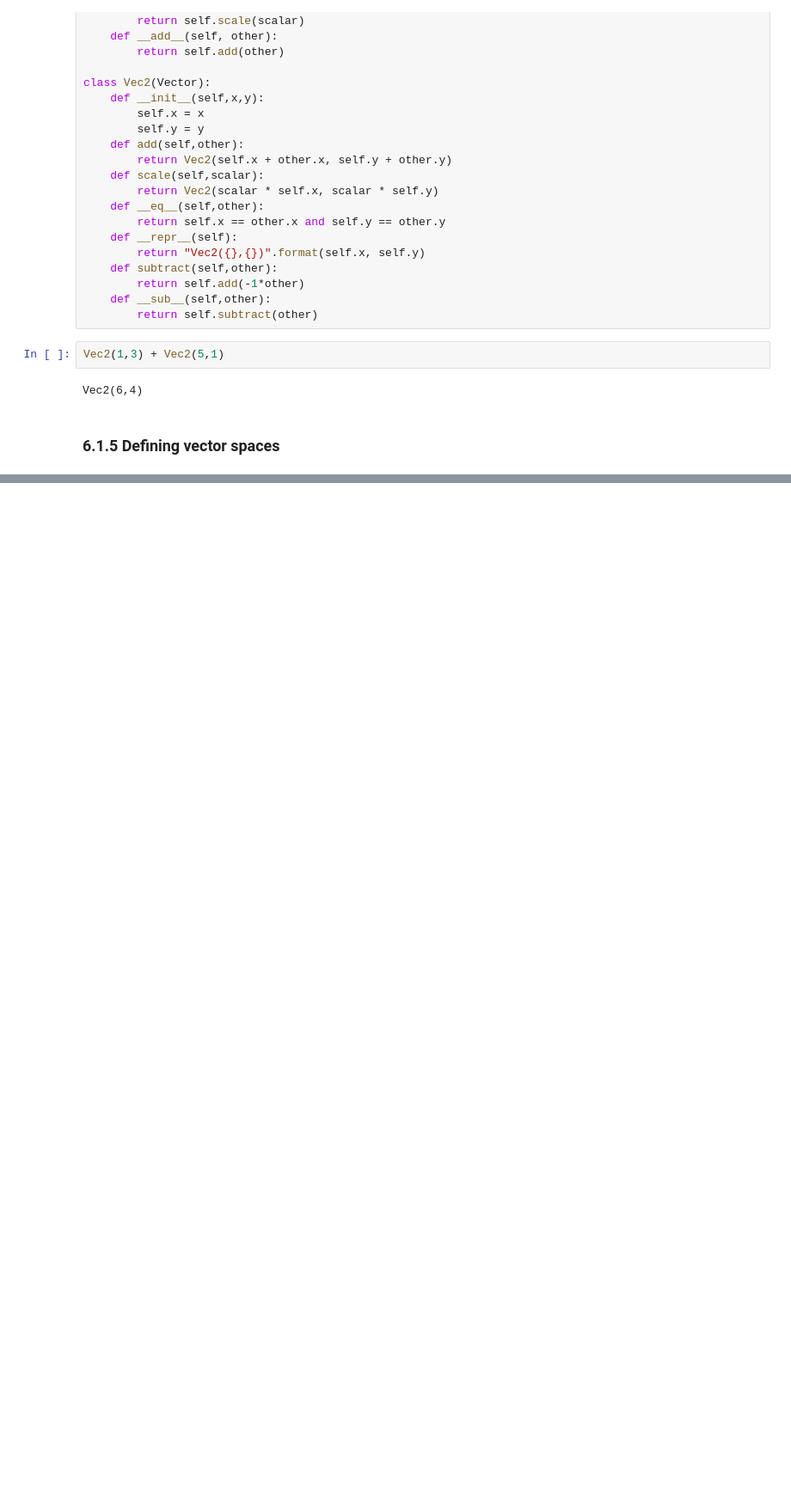
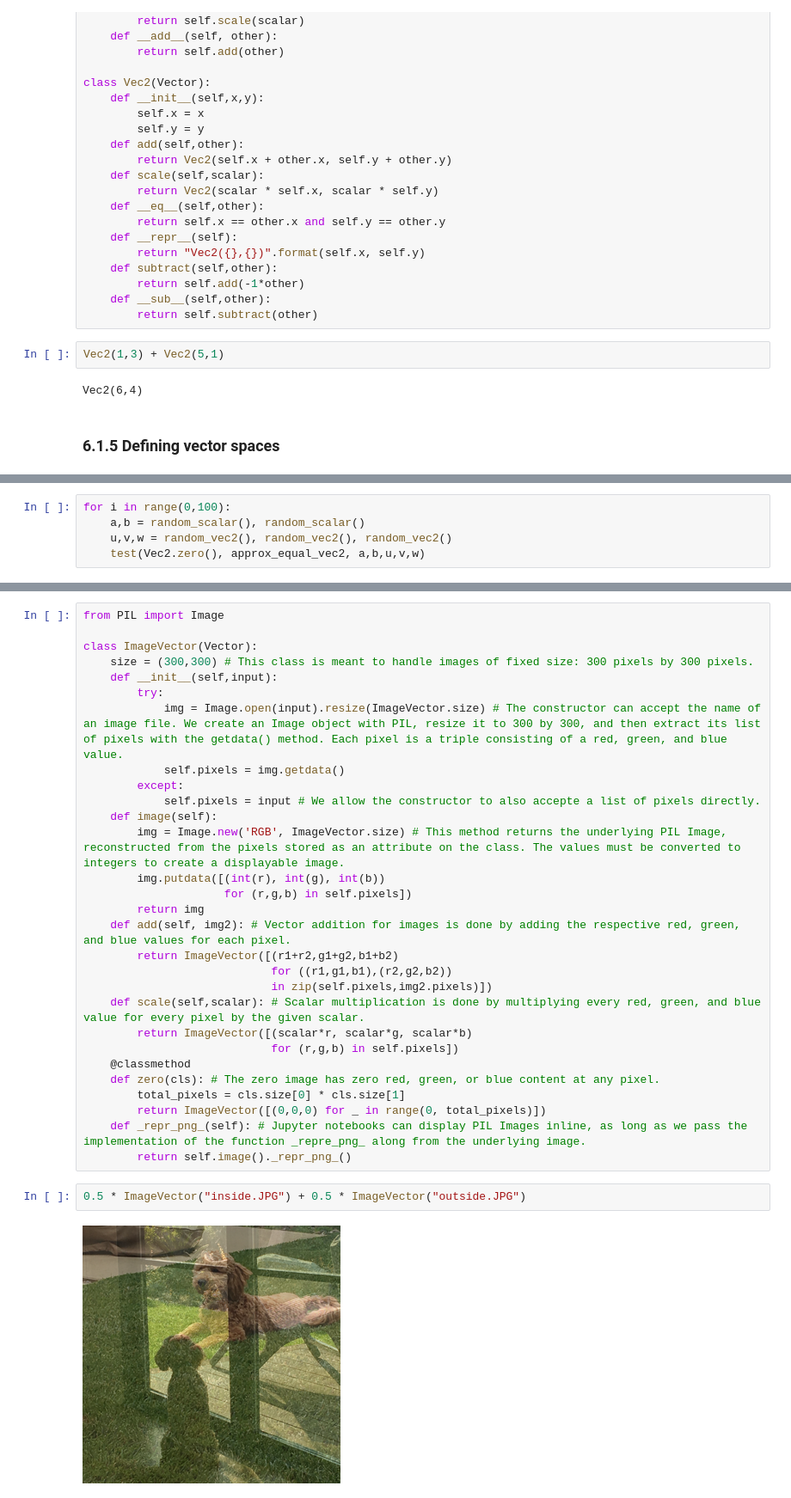
Before and after one commit to Samuel-wei/Math-for-Programmers, a Jupyter notebook: Chapter 06/Chapter6_GeneralizingtoHigherDimensions.ipynb, the cells around one changed output, grey strips where cells are left out. Shown at 86% size. Cells and saved outputs as stored; diff of their text form; blank space fills up the shorter version.

```diff
--- a/Chapter 06/Chapter6_GeneralizingtoHigherDimensions.ipynb
+++ b/Chapter 06/Chapter6_GeneralizingtoHigherDimensions.ipynb
@@ -207,0 +411,5 @@ Vec2(6,4)
+# %%
+for i in range(0,100):
+    a,b = random_scalar(), random_scalar()
+    u,v,w = random_vec2(), random_vec2(), random_vec2()
+    test(Vec2.zero(), approx_equal_vec2, a,b,u,v,w)
@@ -207,0 +672,33 @@ Vec2(6,4)
+# %%
+from PIL import Image
+
+class ImageVector(Vector):
+    size = (300,300) # This class is meant to handle images of fixed size: 300 pixels by 300 pixels.
+    def __init__(self,input):
+        try:
+            img = Image.open(input).resize(ImageVector.size) # The constructor can accept the name of an image file. We create an Image object with PIL, resize it to 300 by 300, and then extract its list of pixels with the getdata() method. Each pixel is a triple consisting of a red, green, and blue value.
+            self.pixels = img.getdata()
+        except:
+            self.pixels = input # We allow the constructor to also accepte a list of pixels directly.
+    def image(self):
+        img = Image.new('RGB', ImageVector.size) # This method returns the underlying PIL Image, reconstructed from the pixels stored as an attribute on the class. The values must be converted to integers to create a displayable image.
+        img.putdata([(int(r), int(g), int(b))
+                     for (r,g,b) in self.pixels])
+        return img
+    def add(self, img2): # Vector addition for images is done by adding the respective red, green, and blue values for each pixel.
+        return ImageVector([(r1+r2,g1+g2,b1+b2)
+                            for ((r1,g1,b1),(r2,g2,b2))
+                            in zip(self.pixels,img2.pixels)])
+    def scale(self,scalar): # Scalar multiplication is done by multiplying every red, green, and blue value for every pixel by the given scalar.
+        return ImageVector([(scalar*r, scalar*g, scalar*b)
+                            for (r,g,b) in self.pixels])
+    @classmethod
+    def zero(cls): # The zero image has zero red, green, or blue content at any pixel.
+        total_pixels = cls.size[0] * cls.size[1]
+        return ImageVector([(0,0,0) for _ in range(0, total_pixels)])
+    def _repr_png_(self): # Jupyter notebooks can display PIL Images inline, as long as we pass the implementation of the function _repre_png_ along from the underlying image.
+        return self.image()._repr_png_()
+# %%
+0.5 * ImageVector("inside.JPG") + 0.5 * ImageVector("outside.JPG")
+# %% [output]
+[figure, added]
```
Also changed, not shown: parts of 110 cells of this notebook.
